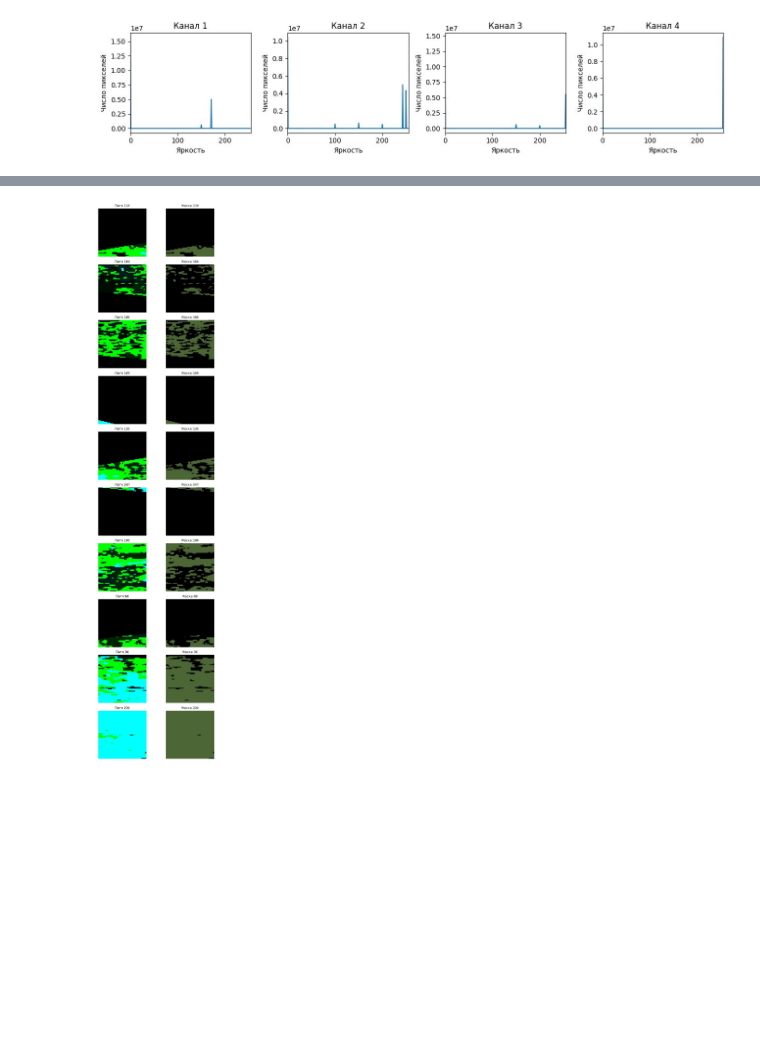
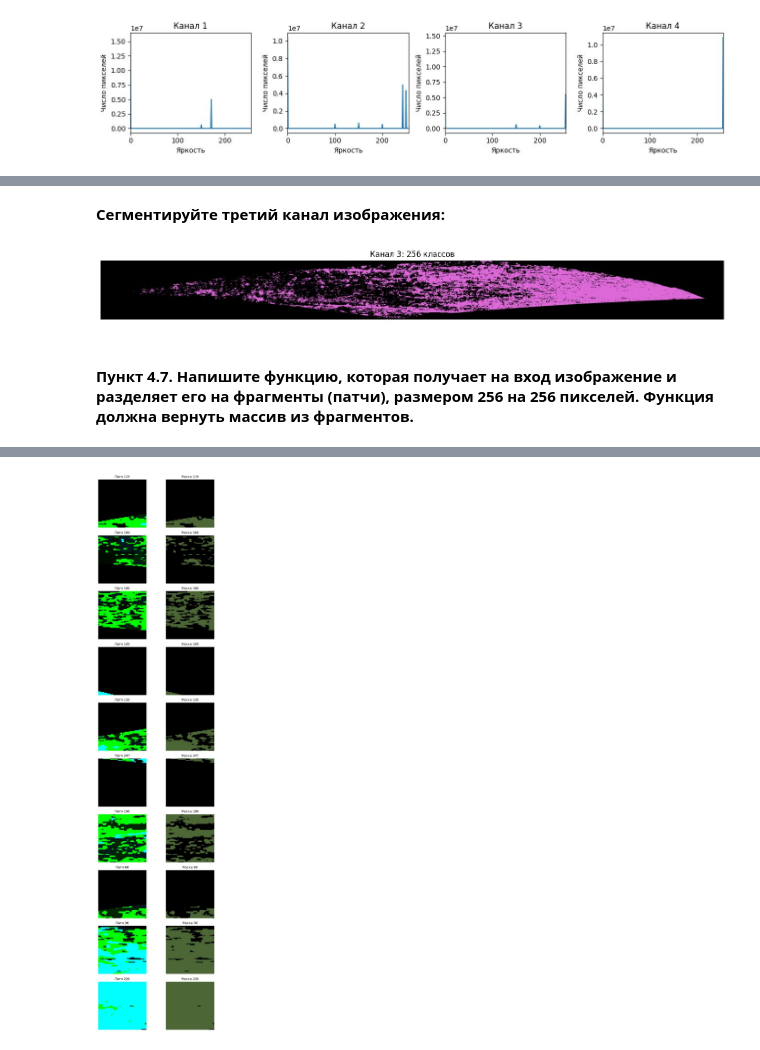
Before and after one commit to German121/image_processing, a Jupyter notebook: Задание 2/2.ipynb, the cells around one changed output, grey strips where cells are left out. Cells and saved outputs as stored; diff of their text form; code cells hidden in the pictures; blank space fills up the shorter version.

```diff
--- a/Задание 2/2.ipynb
+++ b/Задание 2/2.ipynb
@@ -442,0 +830,9 @@ np.save(files / 'mask.npy', mask_patches)
+# %% [markdown]
+**Сегментируйте третий канал изображения:**
+# %%
+mask_3 = segment_channel(composite[:, :, 2], 256)
+show_images([mask_3], ['Канал 3: 256 классов'], figsize=(14, 3))
+# %% [output]
+[figure, added]
+# %% [markdown]
+#### **Пункт 4.7. Напишите функцию, которая получает на вход изображение и разделяет его на фрагменты (патчи), размером 256 на 256 пикселей. Функция должна вернуть массив из фрагментов.**
```
Also changed, not shown: parts of 111 cells of this notebook.
